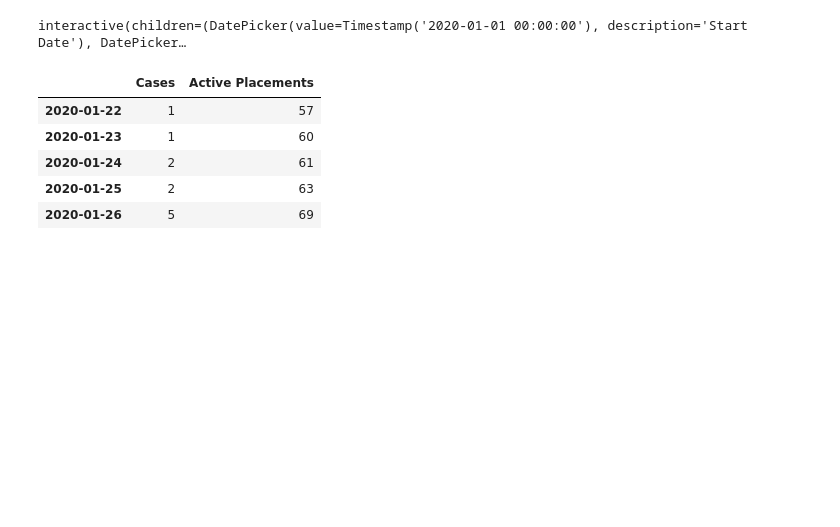
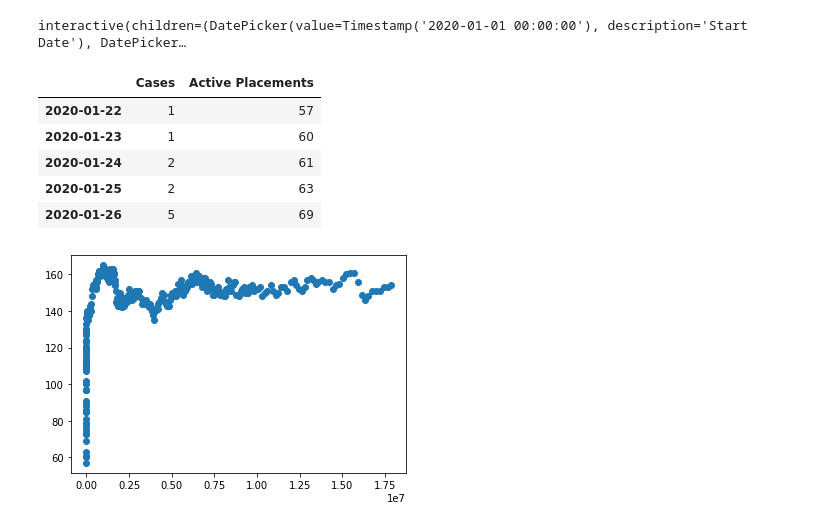
Before and after one commit to hansolo580/lukewilley, a Jupyter notebook: data/notebook.ipynb, the cells around one changed output. Cells and saved outputs as stored; diff of their text form; code cells hidden in the pictures; blank space fills up the shorter version.

```diff
--- a/data/notebook.ipynb
+++ b/data/notebook.ipynb
@@ -204,6 +204,11 @@ dfCOVIDtotal.head()
 | 2020-01-24 | 2 | 61 |
 | 2020-01-25 | 2 | 63 |
 | 2020-01-26 | 5 | 69 |
+# %%
+plt.scatter(dfCOVIDtotal['Cases'], dfCOVIDtotal['Active Placements'])
+plt.show()
+# %% [output]
+[figure, added]
 # %%
 kmeans = KMeans (n_clusters=6).fit(dfCOVIDtotal)
 centroids = kmeans.cluster_centers_
```
Also changed, not shown: parts of 2 cells of this notebook.
